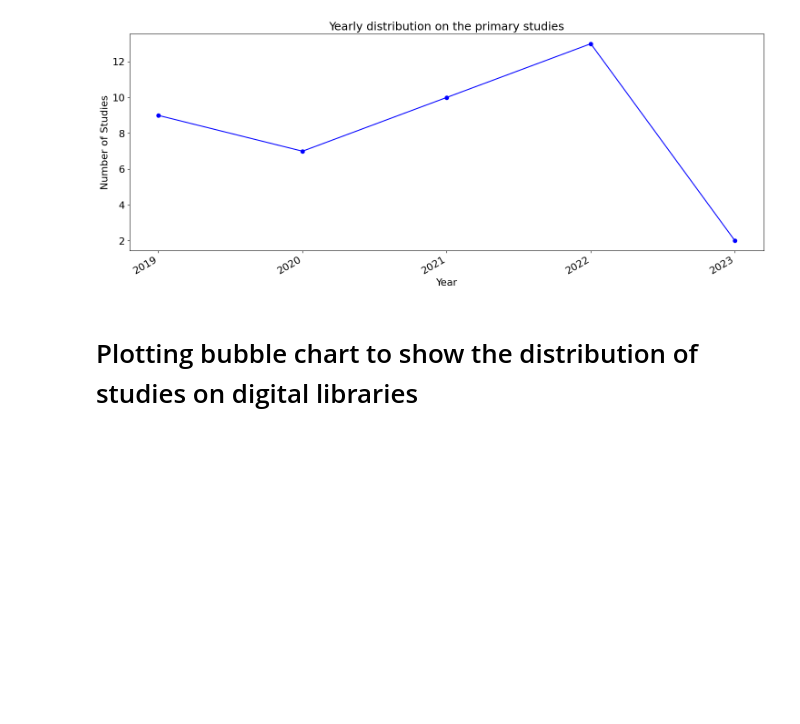
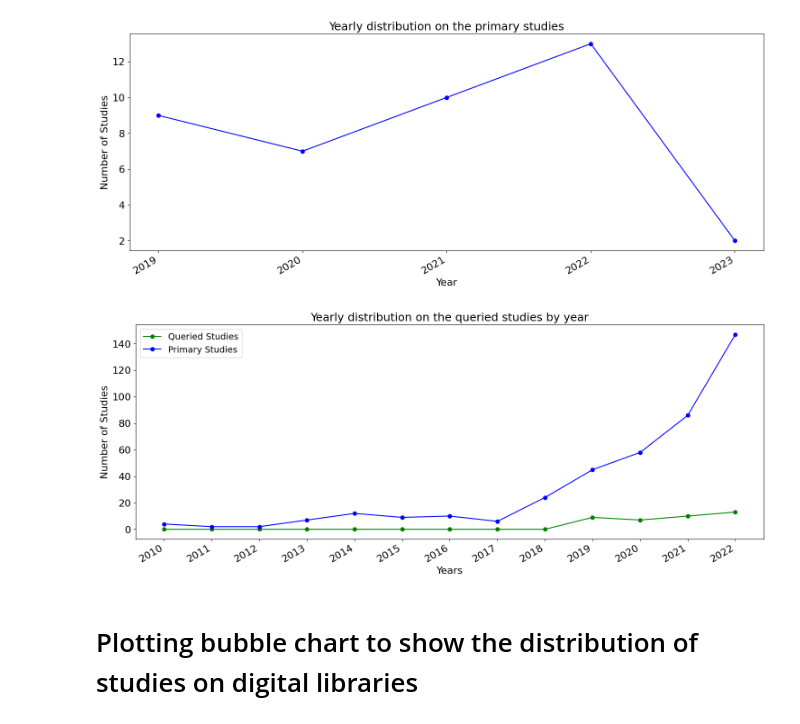
Before and after one commit to mesfinassres/Research, a Jupyter notebook: data-analysis.ipynb, the cells around one changed output. Drawn from its saved outputs; the diff is of its cells as text; code cells hidden in the pictures; blank space fills up the shorter version.

```diff
--- a/data-analysis.ipynb
+++ b/data-analysis.ipynb
@@ -33,6 +33,26 @@ Shape of the selected primary studies:  (41, 133)
 # Yearly distributed on the queried studies:
 # %%
 def plot_line(col, xlabel, ylabel, title, save_file):
+    x = list(col.value_counts().sort_index().keys().astype(int))
+    y = list(col.value_counts().sort_index())
+    y_pos = np.arange(len(x))
+
+    fig, ax = plt.subplots(figsize=(18,7))
+    # ax.bar(y_pos, y, align='center') # bar chart
+    ax.plot(y_pos, y, **{'color': 'blue', 'marker': 'o'})
+    plt.xticks(y_pos, x)
+    plt.xlabel(xlabel)
+    plt.ylabel(ylabel)
+    plt.title(title, fontsize=GRAPHTITLE_SIZE)
+    ax.xaxis_date()
+    fig.autofmt_xdate()
+    for item in ([ax.xaxis.label, ax.yaxis.label] +
+             ax.get_xticklabels() + ax.get_yticklabels()):
+        item.set_fontsize(GRAPHTEXT_SIZE)
+    plt.savefig(save_file)
+    plt.show()
+
+def plot_2lines(col, xlabel, ylabel, title, save_file):
     x = list(col.value_counts().sort_index().keys().astype(int))
     y = list(col.value_counts().sort_index())
     y_pos = np.arange(len(x))
@@ -70,6 +90,62 @@ plot_line(df_primary['Pub. Year'],
          )
 # %% [output]
 [figure]
+# %%
+def fill_empty(y1, y2):
+    """ fill 0 values if the year does not have any studies """
+    new_dict = {}
+    for x in iter(y1):
+        if x in iter(y2):
+            new_dict[x] = y2[x]
+        else:
+            new_dict[x] = 0
+    return new_dict
+
+
+def plot_2lines(col1, col2, xlabel, ylabel, title, save_file):
+    y1 = dict(col1.dropna().astype(int).sort_values().value_counts())
+    y2 = dict(col2.astype(int).sort_values().value_counts())
+
+    y1 = pd.Series(fill_empty(y1, y2)).sort_index()
+    y2 = df['Pub. Year'].dropna().astype(int).sort_values().value_counts().sort_index()
+
+    x = list(y1.index)
+    y_pos = np.arange(len(x))
+
+    fig, ax = plt.subplots(figsize=(18,7))
+    ax.plot(y_pos, y1, **{'color': 'green', 'marker': 'o'}, label = 'Queried Studies')
+    ax.plot(y_pos, y2, **{'color': 'blue', 'marker': 'o'}, label = 'Primary Studies')
+    plt.xticks(y_pos, x)
+    plt.xlabel(xlabel)
+    plt.ylabel(ylabel)
+    plt.title(title, fontsize=GRAPHTITLE_SIZE)
+    plt.legend(['Queried Studies', 'Primary Studies'], loc='upper left')
+    ax.xaxis_date()
+    fig.autofmt_xdate()
+    for item in ([ax.xaxis.label, ax.yaxis.label] +
+                ax.get_xticklabels() + ax.get_yticklabels()):
+        item.set_fontsize(GRAPHTEXT_SIZE)
+    plt.savefig(save_file)
+    plt.show()
+
+# ax.set(xlabel='Year', ylabel='Number of Studies', title='Distribution of the Queried Studies by Year')
+# fig.savefig('result/yearly-distri-all.pdf')
+# fig.show()
+
+# col1 = df.columns[1]
+# print(col1)
+df = df[df['Pub. Year']!=2023] # ignore the 2023 year to maitain increasing trend
+df_primary = df_primary[df_primary['Pub. Year']!=2023] # ignore the 2023 year to maitain increasing trend
+
+plot_2lines(df['Pub. Year'], df_primary['Pub. Year'], 'Years', 'Number of Studies', 'Yearly distribution on the queried studies by year', 'result/yearly-distri-all.pdf')
+# plot_line(df_primary['Pub. Year'],
+#          xlabel='Year',
+#          ylabel='Number of Studies',
+#          title='Yearly distribution on the primary studies',
+#          save_file='result/yearly-distri-primary.pdf'
+#          )
+# %% [output]
+[figure, added]
 # %%
 def save_primary(df_primary, df):
     """ add index row to the primary data sheet from the original dataset,
```
Also changed, not shown: parts of 1 cell of this notebook, 2 other files.
